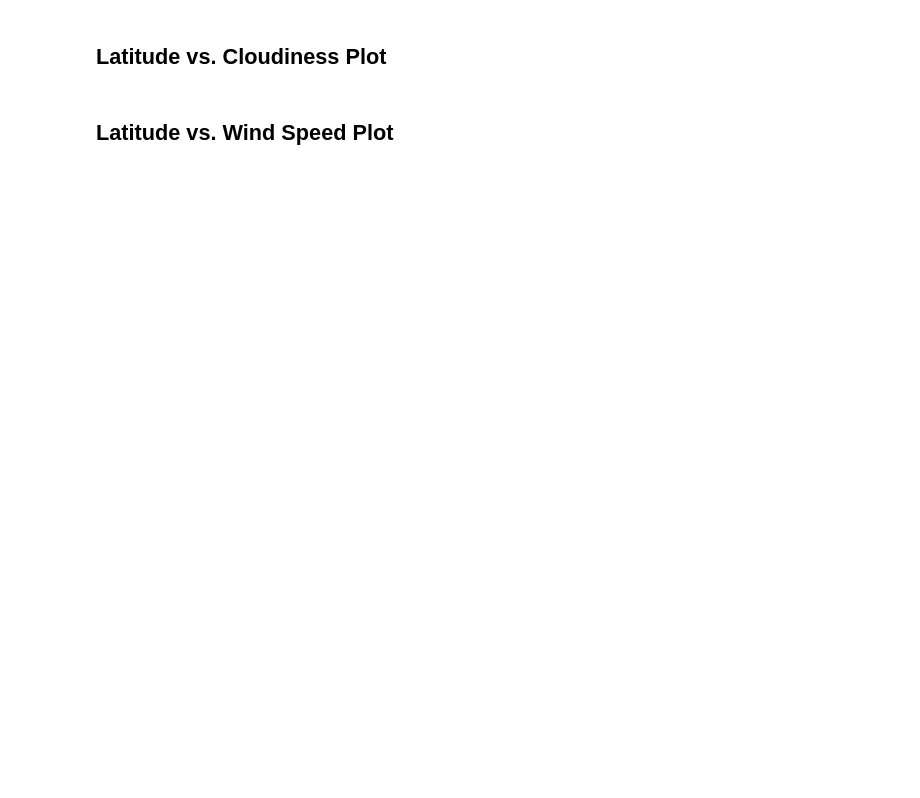
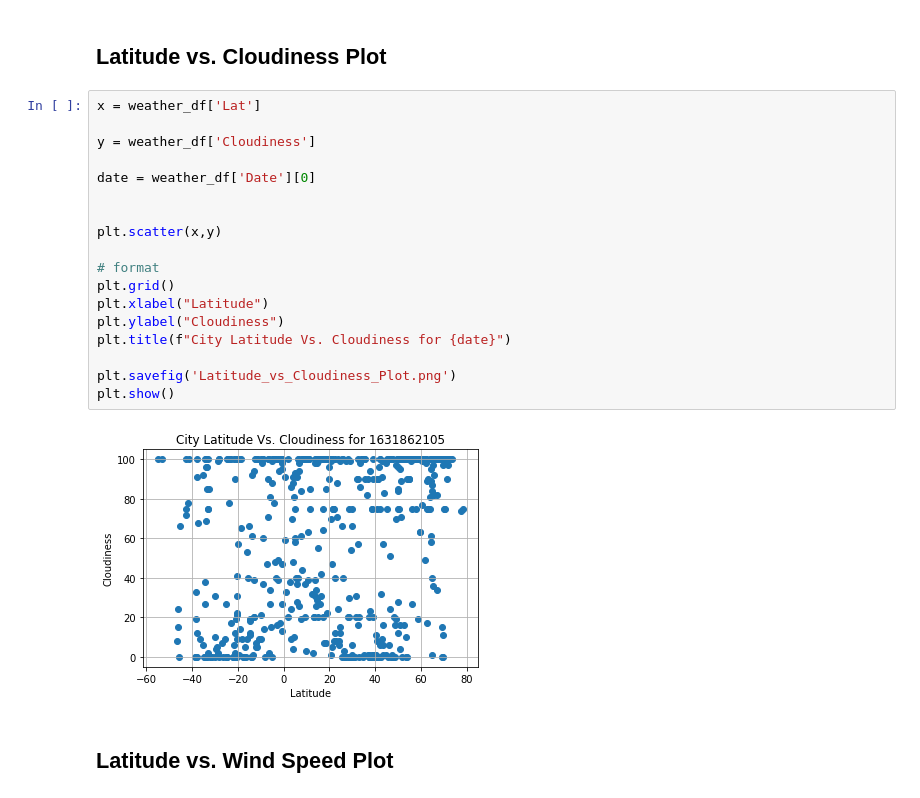
Before and after one commit to Annaolivia5/Latitude-and-Weather-Analysis, a Jupyter notebook: WeatherPy.ipynb, the cells around one changed output. Cells and saved outputs as stored; diff of their text form; blank space fills up the shorter version.

```diff
--- a/WeatherPy.ipynb
+++ b/WeatherPy.ipynb
@@ -157,4 +234,24 @@ Skip this step if there are no cities that have humidity > 100%.
 # %% [markdown]
 ## Latitude vs. Cloudiness Plot
+# %%
+x = weather_df['Lat']
+
+y = weather_df['Cloudiness']
+
+date = weather_df['Date'][0]
+
+
+plt.scatter(x,y)
+
+# format
+plt.grid()
+plt.xlabel("Latitude")
+plt.ylabel("Cloudiness")
+plt.title(f"City Latitude Vs. Cloudiness for {date}")
+
+plt.savefig('Latitude_vs_Cloudiness_Plot.png')
+plt.show()
+# %% [output]
+[figure, added]
 # %% [markdown]
 ## Latitude vs. Wind Speed Plot
```
Also changed, not shown: parts of 19 cells of this notebook, 13 other files.
